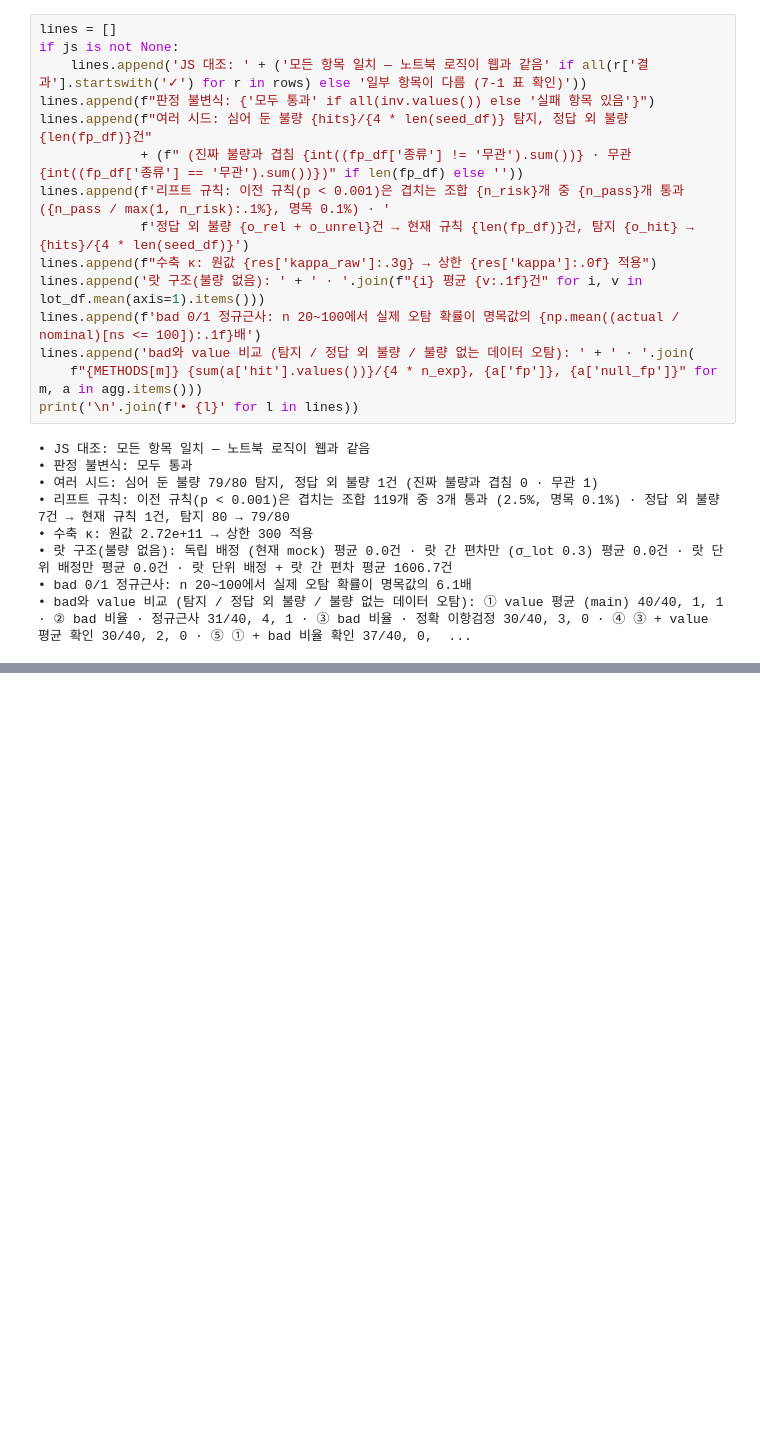
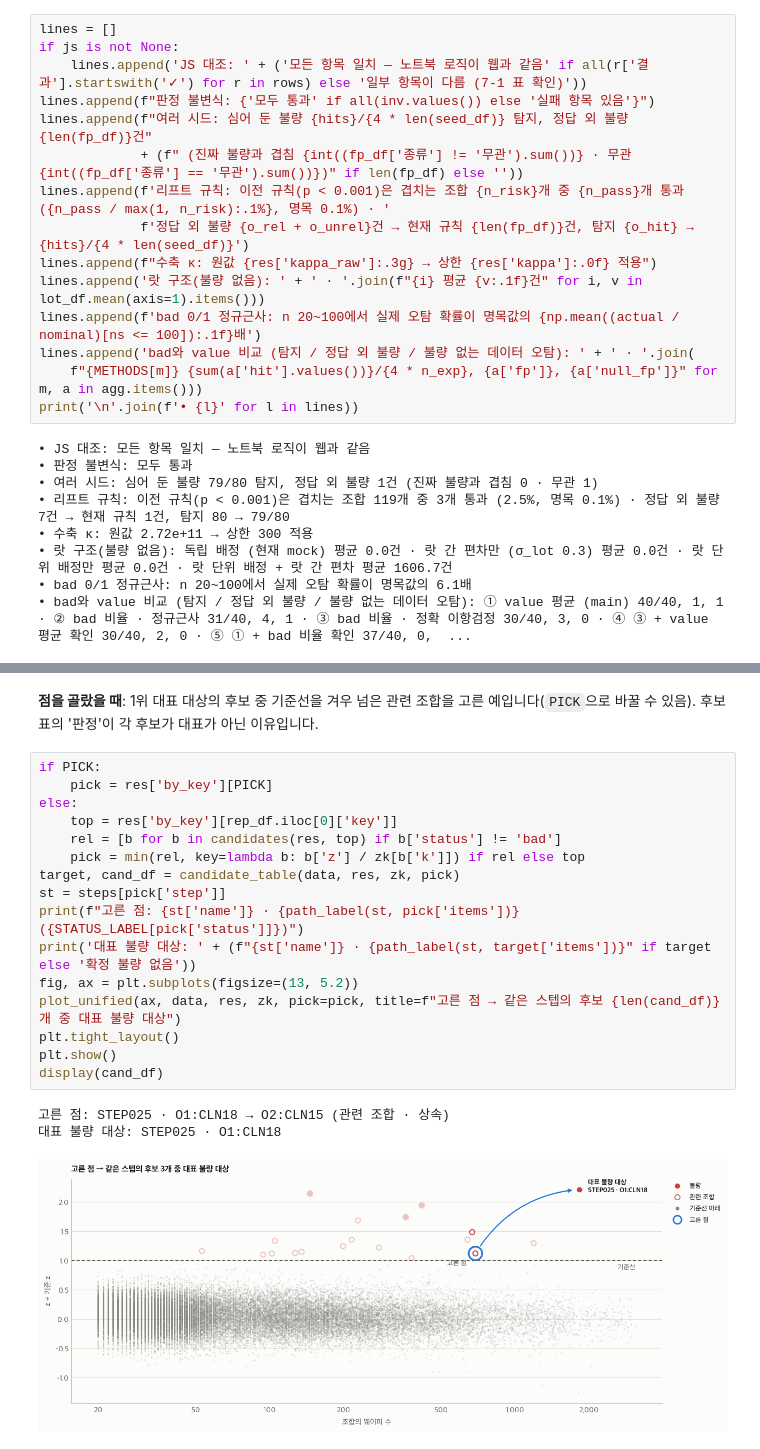
Before and after one commit to mikebbang/edu_claude, a Jupyter notebook: notebooks/funnel_check.ipynb, the cells around one changed output, grey strips where cells are left out. Drawn from its saved outputs; the diff is of its cells as text; blank space fills up the shorter version.

```diff
--- a/notebooks/funnel_check.ipynb
+++ b/notebooks/funnel_check.ipynb
@@ -1923,0 +2076,22 @@ print('\n'.join(f'• {l}' for l in lines))
+# %% [markdown]
+**점을 골랐을 때**: 1위 대표 대상의 후보 중 기준선을 겨우 넘은 관련 조합을 고른 예입니다(`PICK`으로 바꿀 수 있음). 후보 표의 '판정'이 각 후보가 대표가 아닌 이유입니다.
+# %%
+if PICK:
+    pick = res['by_key'][PICK]
+else:
+    top = res['by_key'][rep_df.iloc[0]['key']]
+    rel = [b for b in candidates(res, top) if b['status'] != 'bad']
+    pick = min(rel, key=lambda b: b['z'] / zk[b['k']]) if rel else top
+target, cand_df = candidate_table(data, res, zk, pick)
+st = steps[pick['step']]
+print(f"고른 점: {st['name']} · {path_label(st, pick['items'])} ({STATUS_LABEL[pick['status']]})")
+print('대표 불량 대상: ' + (f"{st['name']} · {path_label(st, target['items'])}" if target else '확정 불량 없음'))
+fig, ax = plt.subplots(figsize=(13, 5.2))
+plot_unified(ax, data, res, zk, pick=pick, title=f"고른 점 → 같은 스텝의 후보 {len(cand_df)}개 중 대표 불량 대상")
+plt.tight_layout()
+plt.show()
+display(cand_df)
+# %% [output]
+고른 점: STEP025 · O1:CLN18 → O2:CLN15 (관련 조합 · 상속)
+대표 불량 대상: STEP025 · O1:CLN18
+[figure, added]
```
Also changed, not shown: parts of 17 cells of this notebook.
